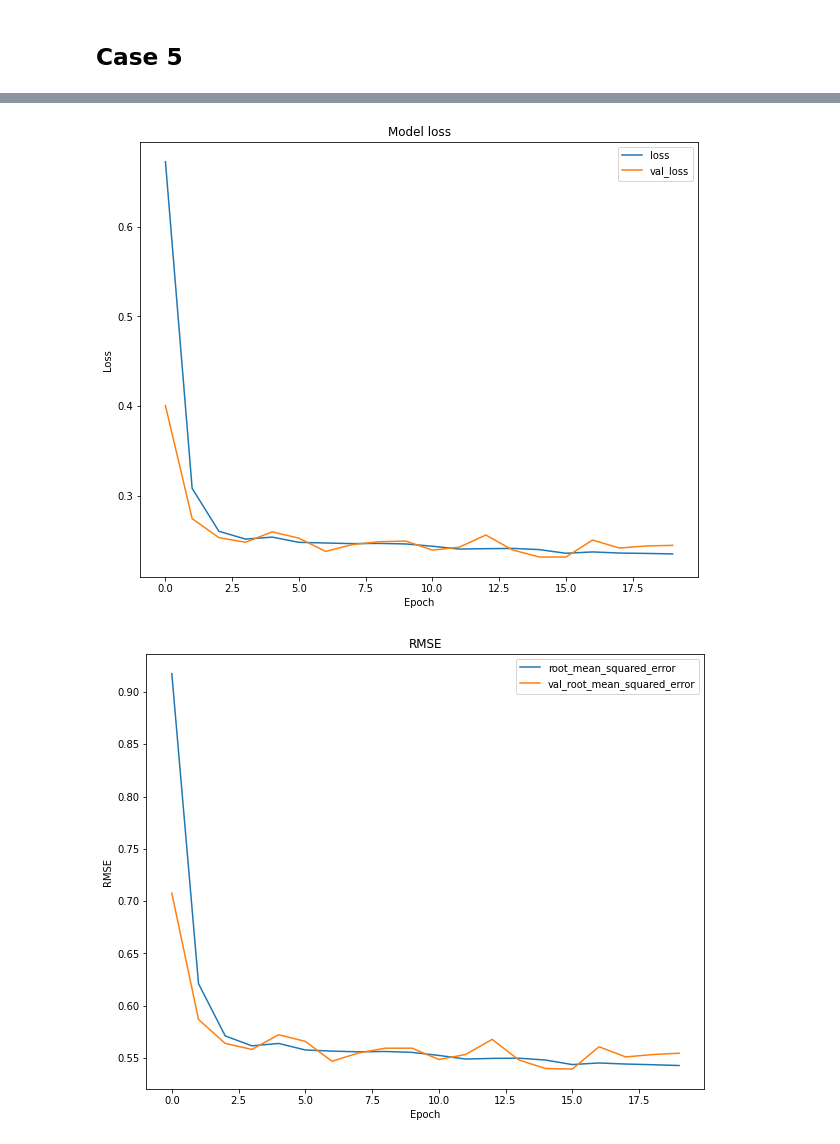
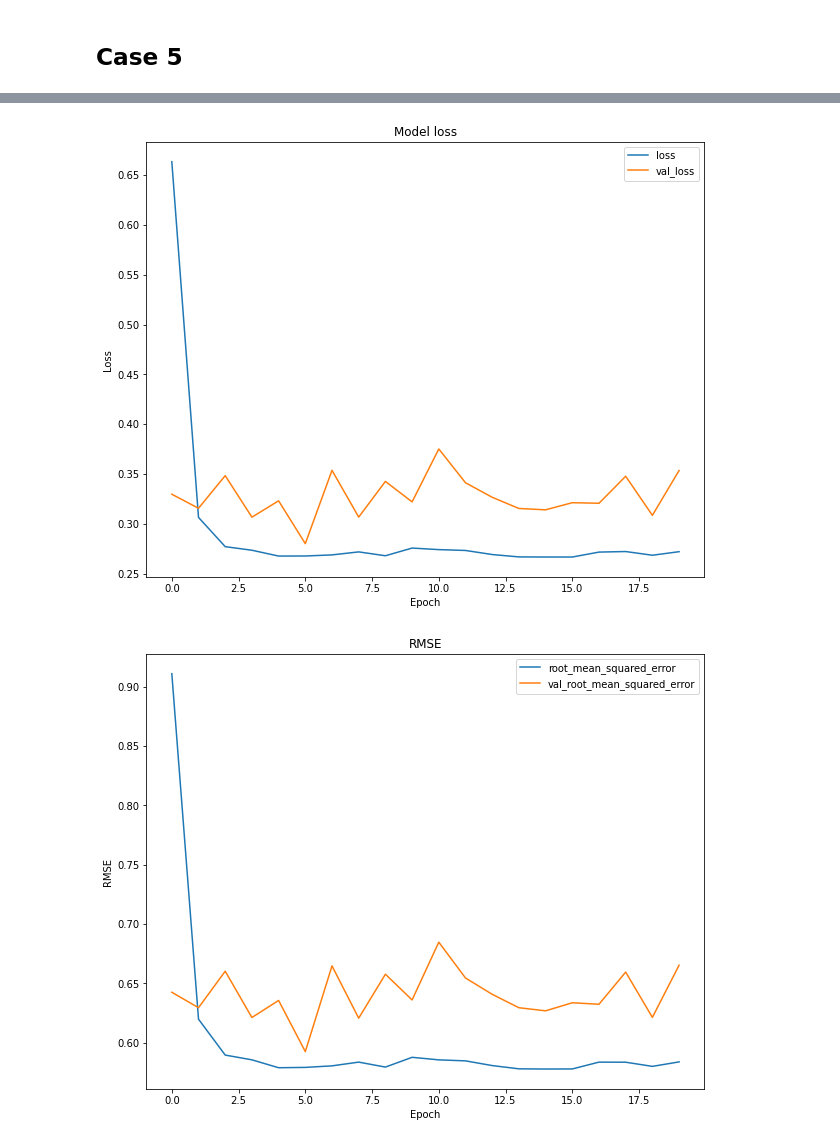
Before and after one commit to drdeleon/rack-temp-pred, a Jupyter notebook: rack-temp-pred/CNN.ipynb, the cells around one changed output, grey strips where cells are left out. Cells and saved outputs as stored; diff of their text form; code cells hidden in the pictures.

Commit message:
Case 1 for testing in CNN

```diff
--- a/rack-temp-pred/CNN.ipynb
+++ b/rack-temp-pred/CNN.ipynb
@@ -11,7 +11,7 @@ def train_case(case_df, model, in_width, out_steps, max_epochs):
     outlets = [ col for col in case_df.columns.values if col.startswith('outlet') ]
     column_indices = { name: i for i, name in enumerate(case_df.columns) }
 
-    train_df, test_df, val_df = train_test_val_split(case_df)
+    train_df, test_df, val_df = utils.train_test_val_split(case_df, test_size=0, val_size=0.2)
     # train_df, test_df, val_df = normalize_datasets(train_df, test_df, val_df)
 
     label_columns = outlets
@@ -229,5 +189,5 @@ label_col_index 135
 # %%
-plot_losses(history=history)
+utils.plot_losses(history=history)
 # %% [output]
-[figure, old version]
+[figure, new version]
-[figure, old version]
+[figure, new version]
```
Also changed, not shown: parts of 25 cells of this notebook.
